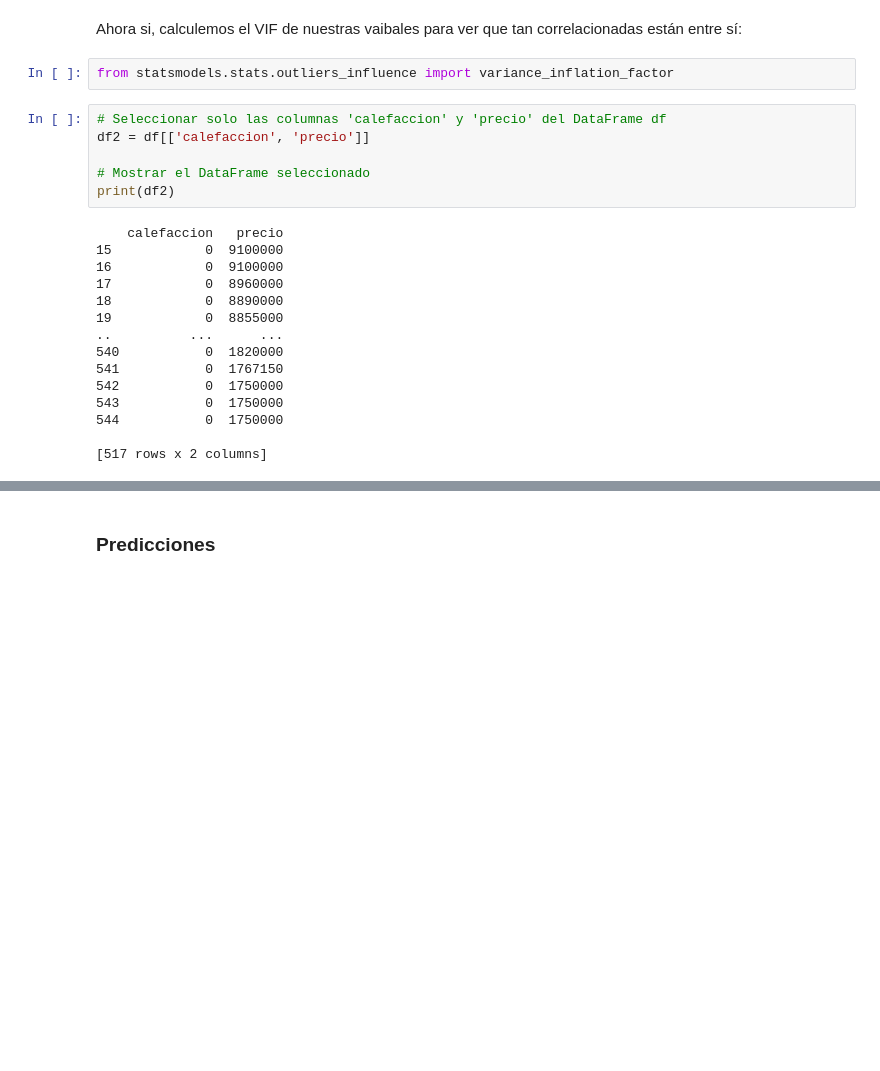
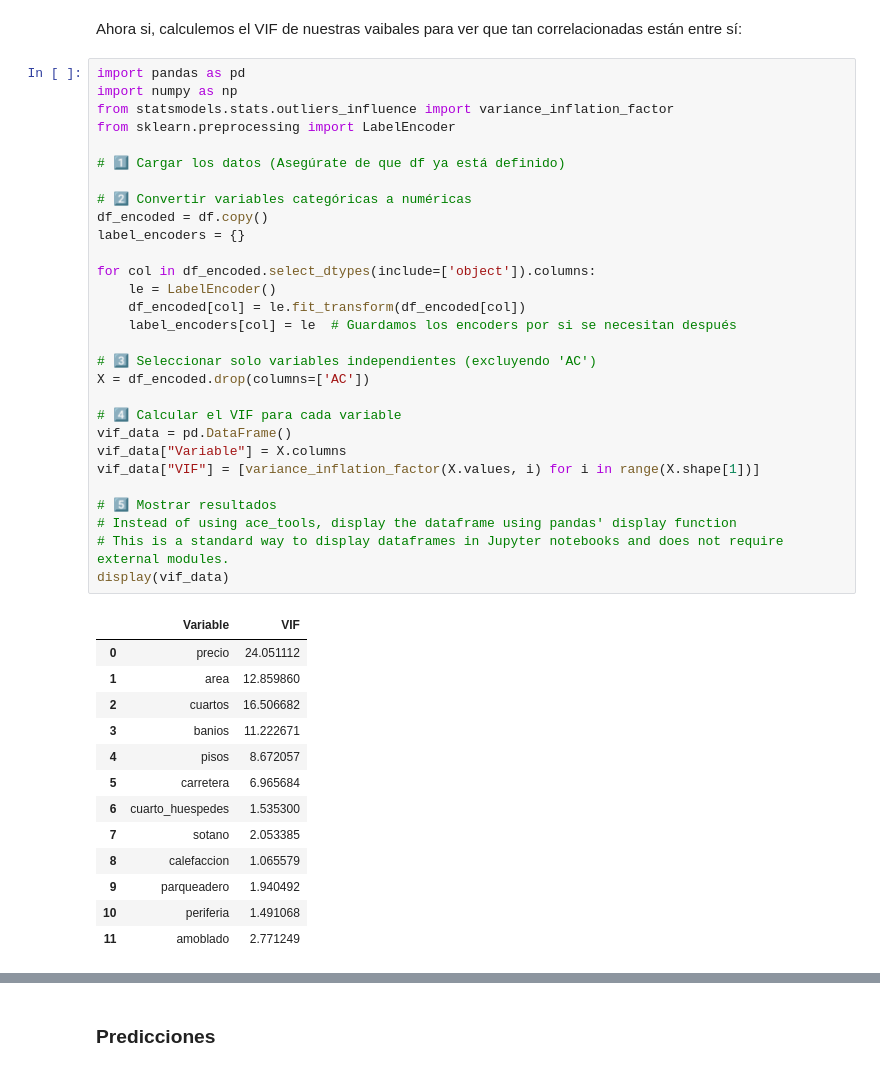
Before and after one commit to andreaescobar111/udla-aanlitica-pred-2024, a Jupyter notebook: S3_Clasificacion/1.Presesion/Unidad_No. 3_Modelos_Clasificacion.ipynb, the cells around one changed output, grey strips where cells are left out. Drawn from its saved outputs; the diff is of its cells as text; blank space fills up the shorter version.

```diff
--- a/S3_Clasificacion/1.Presesion/Unidad_No. 3_Modelos_Clasificacion.ipynb
+++ b/S3_Clasificacion/1.Presesion/Unidad_No. 3_Modelos_Clasificacion.ipynb
@@ -1426,26 +1520,46 @@ dtype: object
 # %% [markdown]
 Ahora si, calculemos el VIF de nuestras vaibales para ver que tan correlacionadas están entre sí:
-# %%
-from statsmodels.stats.outliers_influence import variance_inflation_factor
-# %%
-# Seleccionar solo las columnas 'calefaccion' y 'precio' del DataFrame df
-df2 = df[['calefaccion', 'precio']]
-
-# Mostrar el DataFrame seleccionado
-print(df2)
-# %% [output]
-    calefaccion   precio
-15            0  9100000
-16            0  9100000
-17            0  8960000
-18            0  8890000
-19            0  8855000
-..          ...      ...
-540           0  1820000
-541           0  1767150
-542           0  1750000
-543           0  1750000
-544           0  1750000
-
-[517 rows x 2 columns]
+# %%
+import pandas as pd
+import numpy as np
+from statsmodels.stats.outliers_influence import variance_inflation_factor
+from sklearn.preprocessing import LabelEncoder
+
+# 1️⃣ Cargar los datos (Asegúrate de que df ya está definido)
+
+# 2️⃣ Convertir variables categóricas a numéricas
+df_encoded = df.copy()
+label_encoders = {}
+
+for col in df_encoded.select_dtypes(include=['object']).columns:
+    le = LabelEncoder()
+    df_encoded[col] = le.fit_transform(df_encoded[col])
+    label_encoders[col] = le  # Guardamos los encoders por si se necesitan después
+
+# 3️⃣ Seleccionar solo variables independientes (excluyendo 'AC')
+X = df_encoded.drop(columns=['AC'])
+
+# 4️⃣ Calcular el VIF para cada variable
+vif_data = pd.DataFrame()
+vif_data["Variable"] = X.columns
+vif_data["VIF"] = [variance_inflation_factor(X.values, i) for i in range(X.shape[1])]
+
+# 5️⃣ Mostrar resultados
+# Instead of using ace_tools, display the dataframe using pandas' display function
+# This is a standard way to display dataframes in Jupyter notebooks and does not require external modules.
+display(vif_data)
+# %% [output]
+|  | Variable | VIF |
+| 0 | precio | 24.051112 |
+| 1 | area | 12.859860 |
+| 2 | cuartos | 16.506682 |
+| 3 | banios | 11.222671 |
+| 4 | pisos | 8.672057 |
+| 5 | carretera | 6.965684 |
+| 6 | cuarto_huespedes | 1.535300 |
+| 7 | sotano | 2.053385 |
+| 8 | calefaccion | 1.065579 |
+| 9 | parqueadero | 1.940492 |
+| 10 | periferia | 1.491068 |
+| 11 | amoblado | 2.771249 |
 # %% [markdown]
```
Also changed, not shown: parts of 15 cells of this notebook, 2 other files.
